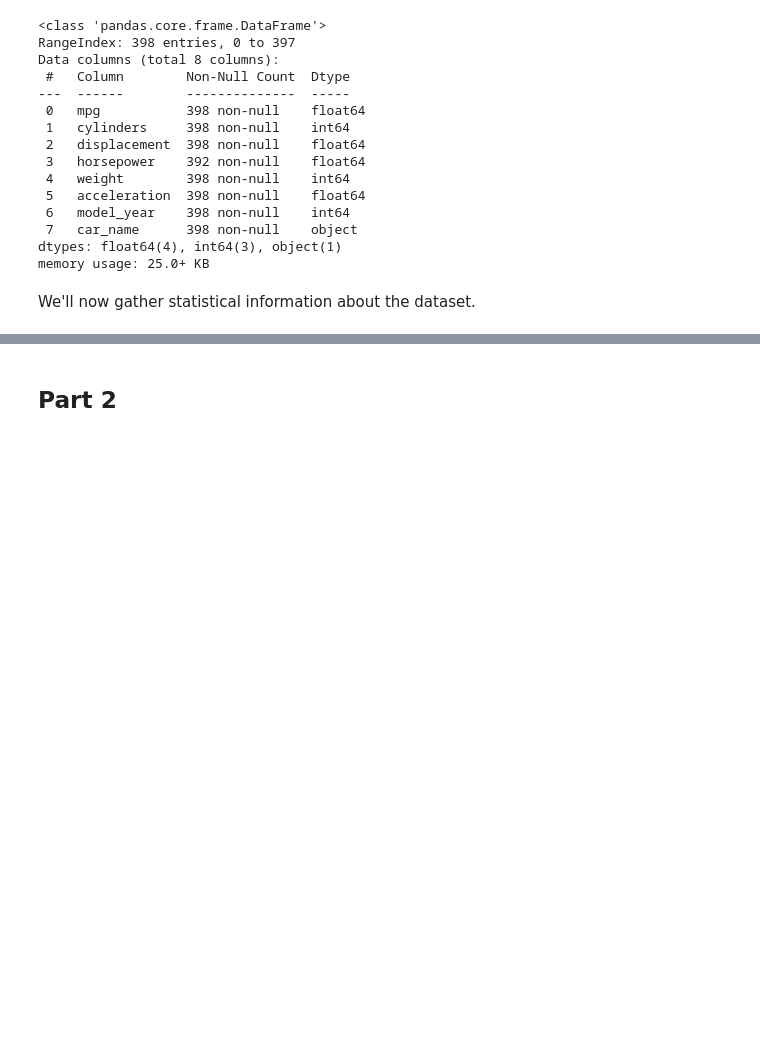
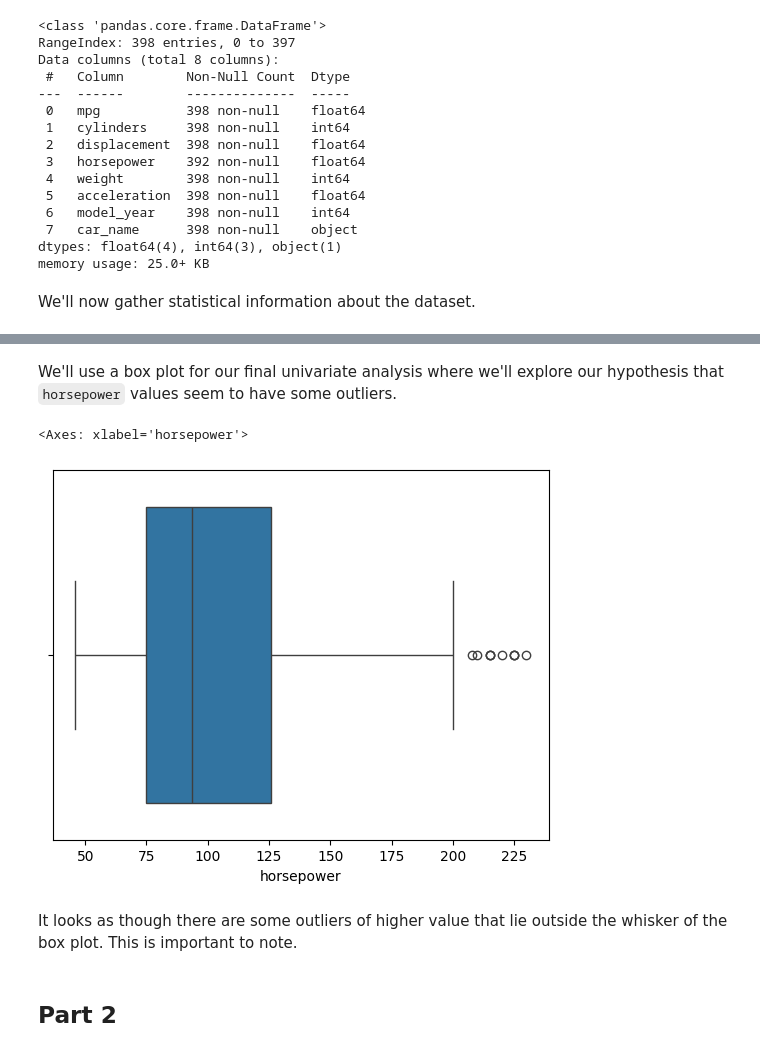
Before and after one commit to serenashah/coe379l-proj1, a Jupyter notebook: project1_notebook.ipynb, the cells around one changed output, grey strips where cells are left out. Saved outputs shown, nothing was run; the diff lists cells and outputs as text; code cells hidden in the pictures; blank space fills up the shorter version.

```diff
--- a/project1_notebook.ipynb
+++ b/project1_notebook.ipynb
@@ -129,2 +165,11 @@ cars.describe()
+# %% [markdown]
+We'll use a box plot for our final univariate analysis where we'll explore our hypothesis that `horsepower` values seem to have some outliers.
+# %%
+sns.boxplot(data=cars, x='horsepower')
+# %% [output]
+<Axes: xlabel='horsepower'>
+[figure, added]
+# %% [markdown]
+It looks as though there are some outliers of higher value that lie outside the whisker of the box plot. This is important to note.
 # %% [markdown]
 ## Part 2
```
Also changed, not shown: parts of 7 cells of this notebook.
